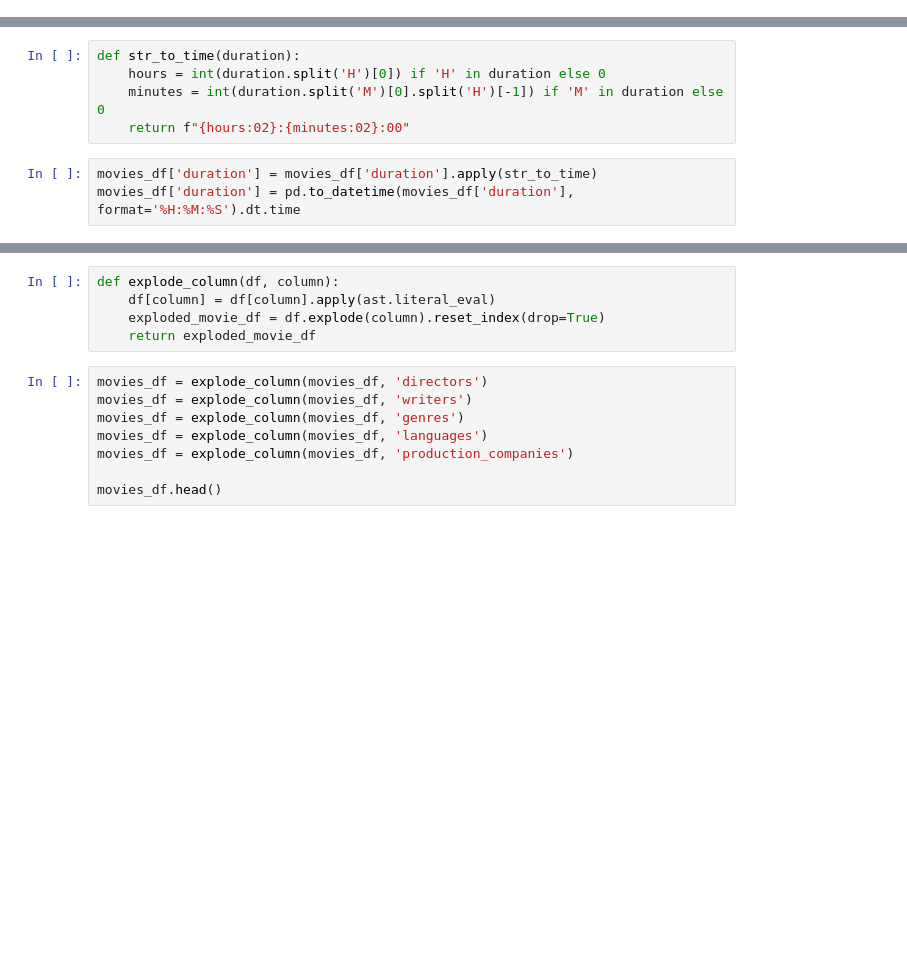
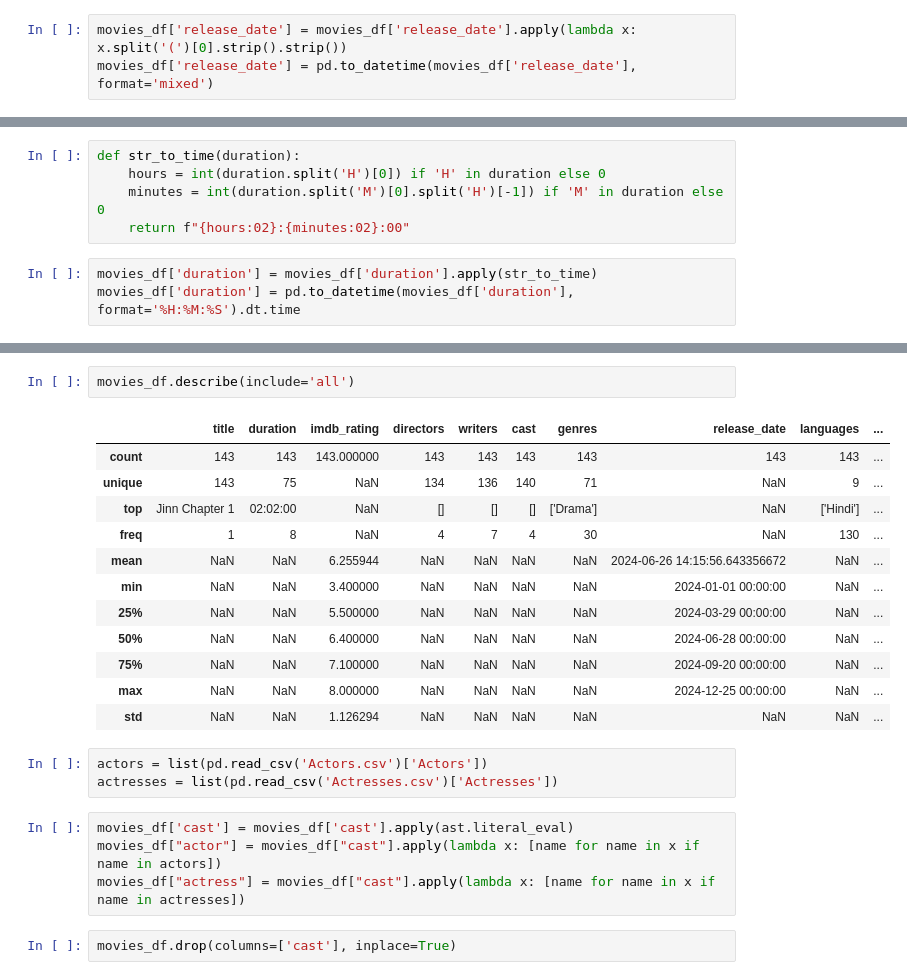
Before and after one commit to Khushboo-KND/bollywood-movies-2024, a Jupyter notebook: data_analysis_on_scrapped_movies.ipynb, the cells around one changed output, grey strips where cells are left out. Drawn from its saved outputs; the diff is of its cells as text; blank space fills up the shorter version.

```diff
--- a/data_analysis_on_scrapped_movies.ipynb
+++ b/data_analysis_on_scrapped_movies.ipynb
@@ -36,3 +143,6 @@ movies_df.head()
+# %%
+movies_df['release_date'] = movies_df['release_date'].apply(lambda x: x.split('(')[0].strip().strip())
+movies_df['release_date'] = pd.to_datetime(movies_df['release_date'], format='mixed')
 # %%
 movies_df['duration'] = movies_df['duration'].replace('PT', '', regex=True)
 # %%
@@ -50,13 +185,24 @@ movies_df.info()
-# %%
-def explode_column(df, column):
-    df[column] = df[column].apply(ast.literal_eval)
-    exploded_movie_df = df.explode(column).reset_index(drop=True)
-    return exploded_movie_df
-# %%
-movies_df = explode_column(movies_df, 'directors')
-movies_df = explode_column(movies_df, 'writers')
-movies_df = explode_column(movies_df, 'genres')
-movies_df = explode_column(movies_df, 'languages')
-movies_df = explode_column(movies_df, 'production_companies')
-
-movies_df.head()
+# %%
+movies_df.describe(include='all')
+# %% [output]
+|  | title | duration | imdb_rating | directors | writers | cast | genres | release_date | languages | ... |
+| count | 143 | 143 | 143.000000 | 143 | 143 | 143 | 143 | 143 | 143 | ... |
+| unique | 143 | 75 | NaN | 134 | 136 | 140 | 71 | NaN | 9 | ... |
+| top | Jinn Chapter 1 | 02:02:00 | NaN | [] | [] | [] | ['Drama'] | NaN | ['Hindi'] | ... |
+| freq | 1 | 8 | NaN | 4 | 7 | 4 | 30 | NaN | 130 | ... |
+| mean | NaN | NaN | 6.255944 | NaN | NaN | NaN | NaN | 2024-06-26 14:15:56.643356672 | NaN | ... |
+| min | NaN | NaN | 3.400000 | NaN | NaN | NaN | NaN | 2024-01-01 00:00:00 | NaN | ... |
+| 25% | NaN | NaN | 5.500000 | NaN | NaN | NaN | NaN | 2024-03-29 00:00:00 | NaN | ... |
+| 50% | NaN | NaN | 6.400000 | NaN | NaN | NaN | NaN | 2024-06-28 00:00:00 | NaN | ... |
+| 75% | NaN | NaN | 7.100000 | NaN | NaN | NaN | NaN | 2024-09-20 00:00:00 | NaN | ... |
+| max | NaN | NaN | 8.000000 | NaN | NaN | NaN | NaN | 2024-12-25 00:00:00 | NaN | ... |
+| std | NaN | NaN | 1.126294 | NaN | NaN | NaN | NaN | NaN | NaN | ... |
+# %%
+actors = list(pd.read_csv('Actors.csv')['Actors'])
+actresses = list(pd.read_csv('Actresses.csv')['Actresses'])
+# %%
+movies_df['cast'] = movies_df['cast'].apply(ast.literal_eval)
+movies_df["actor"] = movies_df["cast"].apply(lambda x: [name for name in x if name in actors])
+movies_df["actress"] = movies_df["cast"].apply(lambda x: [name for name in x if name in actresses])
+# %%
+movies_df.drop(columns=['cast'], inplace=True)
```
Also changed, not shown: parts of 27 cells of this notebook.
